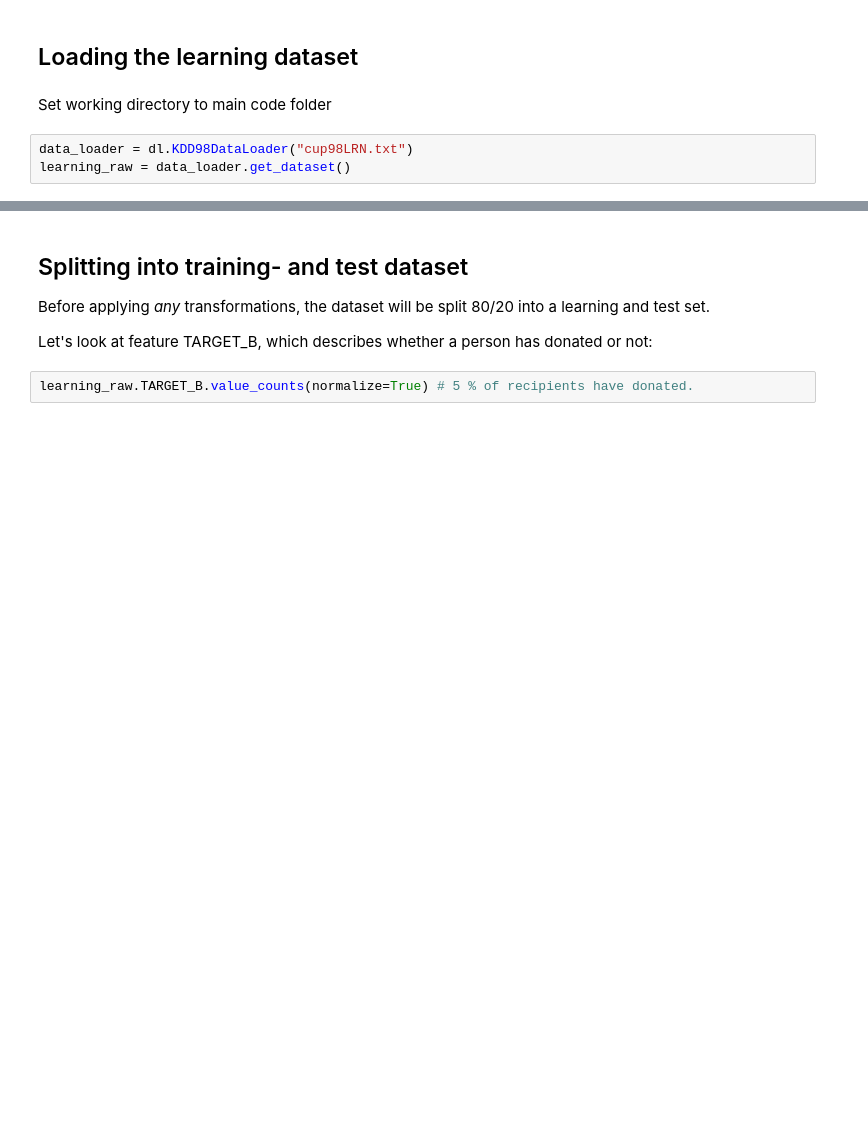
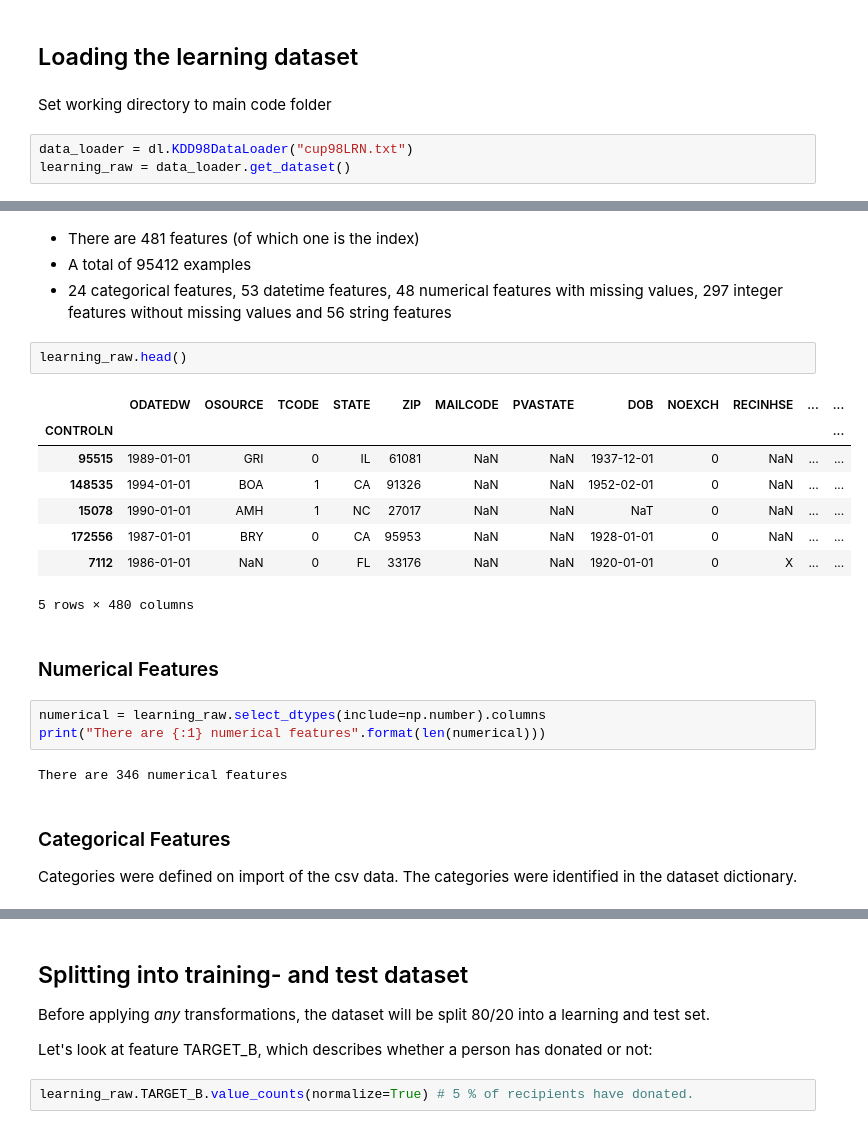
Before and after one commit to datarian/master-thesis-msc-statistics, a Jupyter notebook: notebooks/preprocessing.ipynb, the cells around one changed output, grey strips where cells are left out. Cells and saved outputs as stored; diff of their text form; blank space fills up the shorter version.

Commit message:
Current state of notebooks

```diff
--- a/notebooks/preprocessing.ipynb
+++ b/notebooks/preprocessing.ipynb
@@ -78,0 +72,26 @@ learning_raw = data_loader.get_dataset()
+# %% [markdown]
+* There are 481 features (of which one is the index)
+* A total of 95412 examples
+* 24 categorical features, 53 datetime features, 48 numerical features with missing values, 297 integer features without missing values and 56 string features
+# %%
+learning_raw.head()
+# %% [output]
+|  | ODATEDW | OSOURCE | TCODE | STATE | ZIP | MAILCODE | PVASTATE | DOB | NOEXCH | RECINHSE | ... | ... |
+| CONTROLN |  |  |  |  |  |  |  |  |  |  |  | ... |
+| 95515 | 1989-01-01 | GRI | 0 | IL | 61081 | NaN | NaN | 1937-12-01 | 0 | NaN | ... | ... |
+| 148535 | 1994-01-01 | BOA | 1 | CA | 91326 | NaN | NaN | 1952-02-01 | 0 | NaN | ... | ... |
+| 15078 | 1990-01-01 | AMH | 1 | NC | 27017 | NaN | NaN | NaT | 0 | NaN | ... | ... |
+| 172556 | 1987-01-01 | BRY | 0 | CA | 95953 | NaN | NaN | 1928-01-01 | 0 | NaN | ... | ... |
+| 7112 | 1986-01-01 | NaN | 0 | FL | 33176 | NaN | NaN | 1920-01-01 | 0 | X | ... | ... |
+5 rows × 480 columns
+# %% [markdown]
+### Numerical Features
+# %%
+numerical = learning_raw.select_dtypes(include=np.number).columns
+print("There are {:1} numerical features".format(len(numerical)))
+# %% [output]
+There are 346 numerical features
+# %% [markdown]
+### Categorical Features
+
+Categories were defined on import of the csv data. The categories were identified in the dataset dictionary.
```
Also changed, not shown: parts of 31 cells of this notebook, 6 other files.
